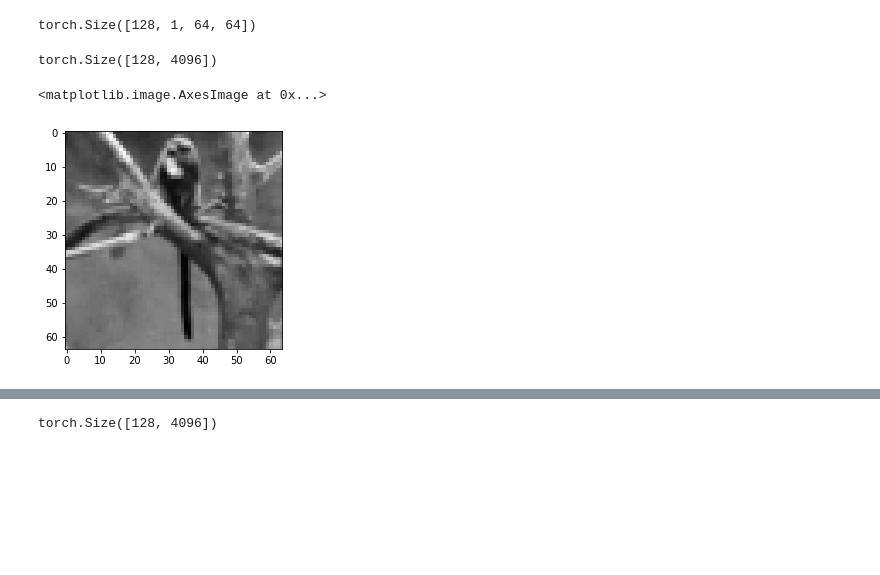
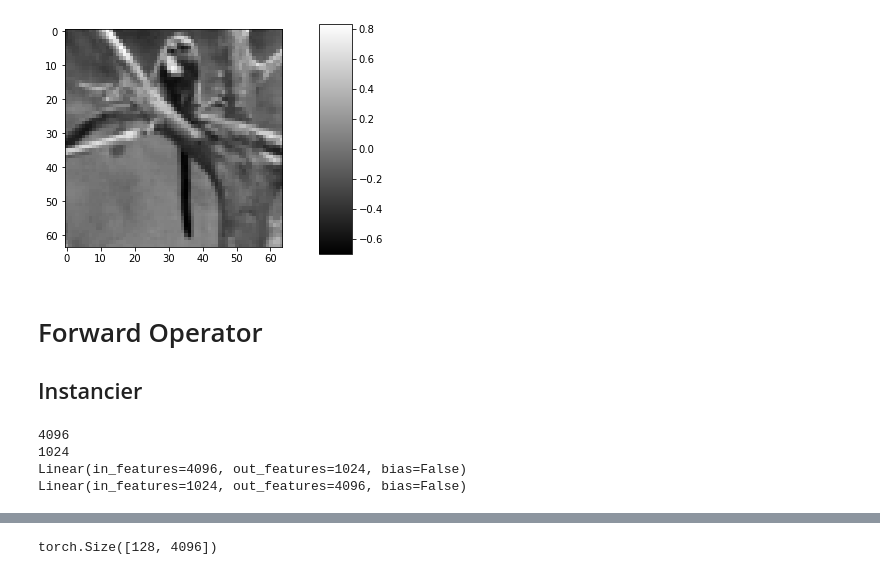
Before and after one commit to openspyrit/spyrit-examples, a Jupyter notebook: Debug_version_2/Forward_operator_debug.ipynb, the cells around one changed output, grey strips where cells are left out. Drawn from its saved outputs; the diff is of its cells as text; code cells hidden in the pictures; blank space fills up the shorter version.

Commit message:
Tested and started debugging the classes that implement forward operators

```diff
--- a/Debug_version_2/Forward_operator_debug.ipynb
+++ b/Debug_version_2/Forward_operator_debug.ipynb
@@ -53,17 +49,8 @@ F = Forward_operator(Pmat)
-# %%
-inputs.shape
-# %% [output]
-torch.Size([128, 1, 64, 64])
 # %%
 x = inputs.view(b*c,w*h)
-# %%
-x.shape
-# %% [output]
-torch.Size([128, 4096])
 # %%
 img = x[1,:]
 img = img.numpy();
-plt.imshow(np.reshape(img,(h,w)), cmap='gray')
+imagesc(np.reshape(img,(h,w)))
 # %% [output]
-<matplotlib.image.AxesImage at 0x...>
-[figure, old version]
+[figure, new version]
@@ -69,0 +59,3 @@ plt.imshow(np.reshape(img,(h,w)), cmap='gray')
+# %% [markdown]
+# Forward Operator
+## Instancier
@@ -69,0 +64,10 @@ plt.imshow(np.reshape(img,(h,w)), cmap='gray')
+# %%
+print(FO.N)
+print(FO.M)
+print(FO.Hsub)
+print(FO.Hsub_adjoint)
+# %% [output]
+4096
+1024
+Linear(in_features=4096, out_features=1024, bias=False)
+Linear(in_features=1024, out_features=4096, bias=False)
```
Also changed, not shown: parts of 49 cells of this notebook.
